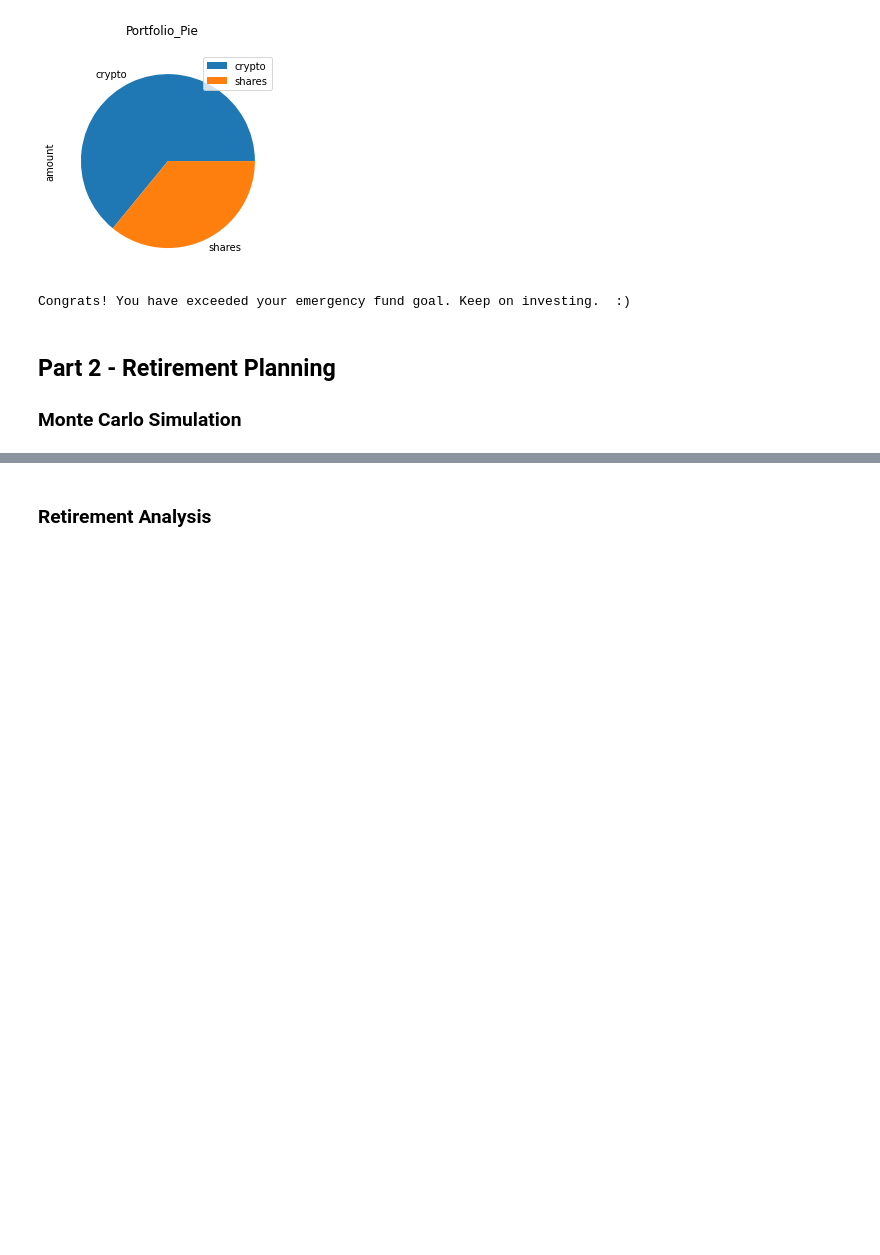
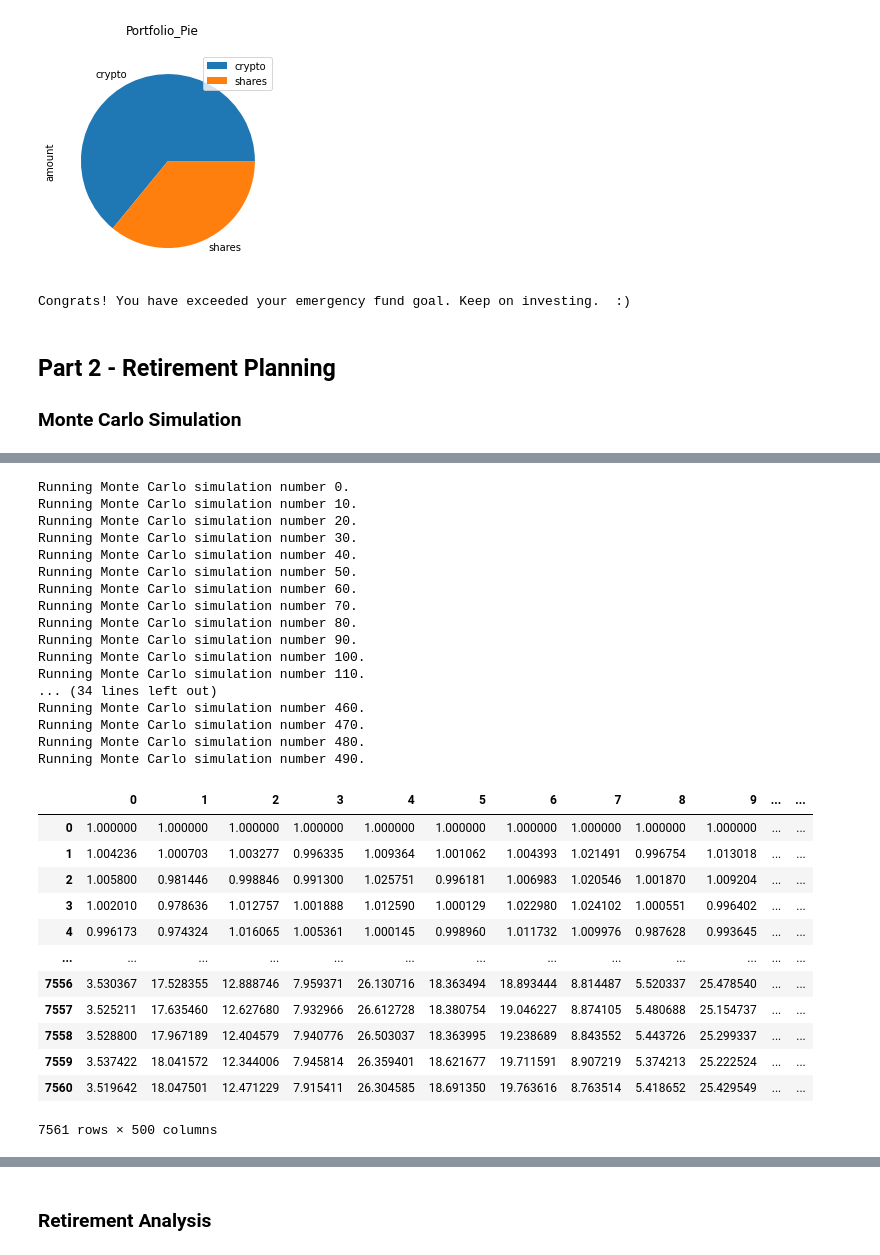
Before and after one commit to nrader91/Financial_Planner_API, a Jupyter notebook: financial-planner.ipynb, the cells around one changed output, grey strips where cells are left out. Drawn from its saved outputs; the diff is of its cells as text; code cells hidden in the pictures; blank space fills up the shorter version.

```diff
--- a/financial-planner.ipynb
+++ b/financial-planner.ipynb
@@ -204,3 +231,34 @@ df_stock_data.head()
 # %%
-# Configuring a Monte Carlo simulation to forecast 30 years cumulative returns
-# YOUR CODE HERE!
+# Running a Monte Carlo simulation to forecast 30 years cumulative returns
+MC_30_year.calc_cumulative_return()
+# %% [output]
+Running Monte Carlo simulation number 0.
+Running Monte Carlo simulation number 10.
+Running Monte Carlo simulation number 20.
+Running Monte Carlo simulation number 30.
+Running Monte Carlo simulation number 40.
+Running Monte Carlo simulation number 50.
+Running Monte Carlo simulation number 60.
+Running Monte Carlo simulation number 70.
+Running Monte Carlo simulation number 80.
+Running Monte Carlo simulation number 90.
+Running Monte Carlo simulation number 100.
+Running Monte Carlo simulation number 110.
+... (34 lines left out)
+Running Monte Carlo simulation number 460.
+Running Monte Carlo simulation number 470.
+Running Monte Carlo simulation number 480.
+Running Monte Carlo simulation number 490.
+|  | 0 | 1 | 2 | 3 | 4 | 5 | 6 | 7 | 8 | 9 | ... | ... |
+| 0 | 1.000000 | 1.000000 | 1.000000 | 1.000000 | 1.000000 | 1.000000 | 1.000000 | 1.000000 | 1.000000 | 1.000000 | ... | ... |
+| 1 | 1.004236 | 1.000703 | 1.003277 | 0.996335 | 1.009364 | 1.001062 | 1.004393 | 1.021491 | 0.996754 | 1.013018 | ... | ... |
+| 2 | 1.005800 | 0.981446 | 0.998846 | 0.991300 | 1.025751 | 0.996181 | 1.006983 | 1.020546 | 1.001870 | 1.009204 | ... | ... |
+| 3 | 1.002010 | 0.978636 | 1.012757 | 1.001888 | 1.012590 | 1.000129 | 1.022980 | 1.024102 | 1.000551 | 0.996402 | ... | ... |
+| 4 | 0.996173 | 0.974324 | 1.016065 | 1.005361 | 1.000145 | 0.998960 | 1.011732 | 1.009976 | 0.987628 | 0.993645 | ... | ... |
+| ... | ... | ... | ... | ... | ... | ... | ... | ... | ... | ... | ... | ... |
+| 7556 | 3.530367 | 17.528355 | 12.888746 | 7.959371 | 26.130716 | 18.363494 | 18.893444 | 8.814487 | 5.520337 | 25.478540 | ... | ... |
+| 7557 | 3.525211 | 17.635460 | 12.627680 | 7.932966 | 26.612728 | 18.380754 | 19.046227 | 8.874105 | 5.480688 | 25.154737 | ... | ... |
+| 7558 | 3.528800 | 17.967189 | 12.404579 | 7.940776 | 26.503037 | 18.363995 | 19.238689 | 8.843552 | 5.443726 | 25.299337 | ... | ... |
+| 7559 | 3.537422 | 18.041572 | 12.344006 | 7.945814 | 26.359401 | 18.621677 | 19.711591 | 8.907219 | 5.374213 | 25.222524 | ... | ... |
+| 7560 | 3.519642 | 18.047501 | 12.471229 | 7.915411 | 26.304585 | 18.691350 | 19.763616 | 8.763514 | 5.418652 | 25.429549 | ... | ... |
+7561 rows × 500 columns
```
Also changed, not shown: parts of 11 cells of this notebook.
